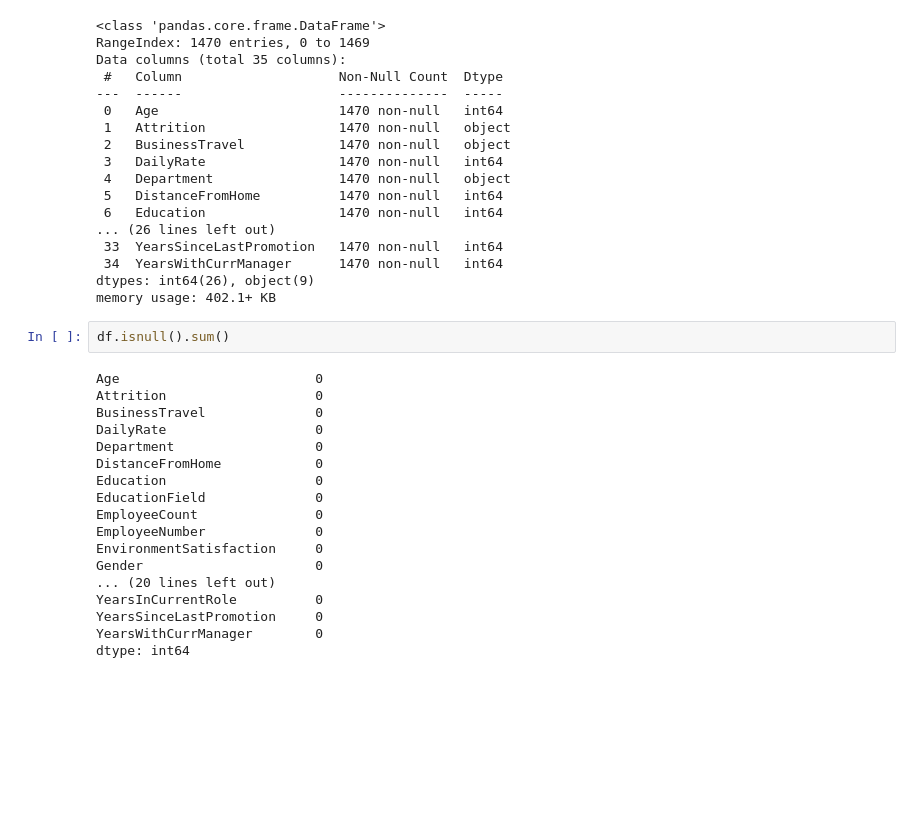
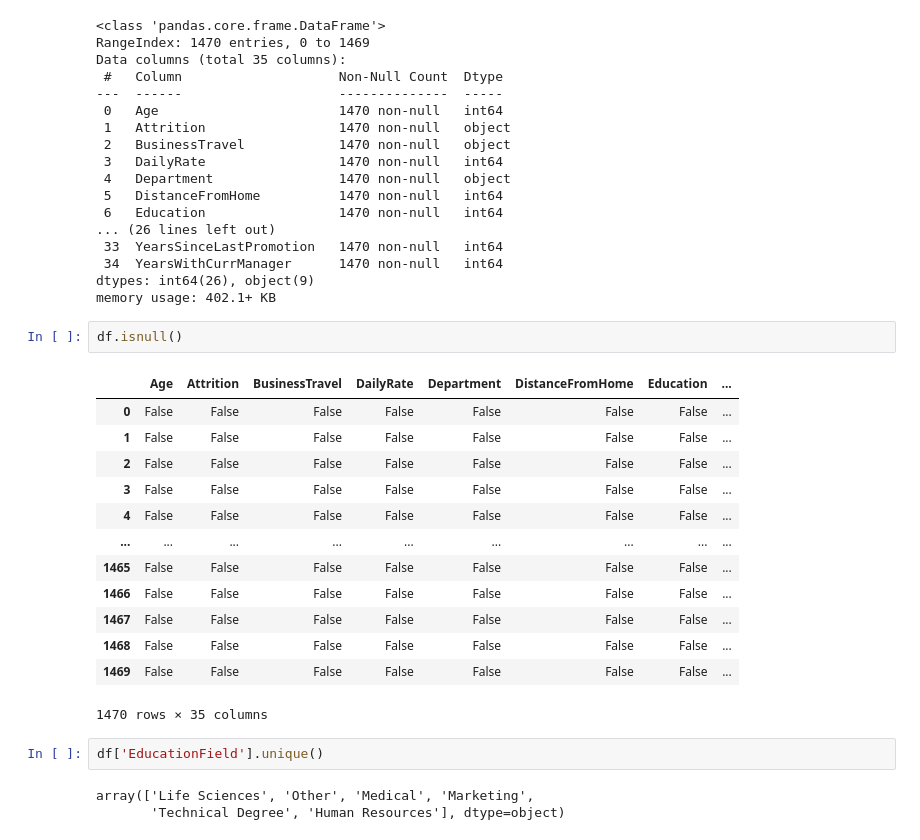
Before and after one commit to scabbartz/emp_attrition, a Jupyter notebook: Employee Attrition Prediction.ipynb, the cells around one changed output. Saved outputs shown, nothing was run; the diff lists cells and outputs as text; blank space fills up the shorter version.

```diff
--- a/Employee Attrition Prediction.ipynb
+++ b/Employee Attrition Prediction.ipynb
@@ -40,22 +40,23 @@ Data columns (total 35 columns):
 dtypes: int64(26), object(9)
 memory usage: 402.1+ KB
 # %%
-df.isnull().sum()
+df.isnull()
 # %% [output]
+|  | Age | Attrition | BusinessTravel | DailyRate | Department | DistanceFromHome | Education | ... |
+| 0 | False | False | False | False | False | False | False | ... |
+| 1 | False | False | False | False | False | False | False | ... |
+| 2 | False | False | False | False | False | False | False | ... |
+| 3 | False | False | False | False | False | False | False | ... |
+| 4 | False | False | False | False | False | False | False | ... |
+| ... | ... | ... | ... | ... | ... | ... | ... | ... |
+| 1465 | False | False | False | False | False | False | False | ... |
+| 1466 | False | False | False | False | False | False | False | ... |
+| 1467 | False | False | False | False | False | False | False | ... |
+| 1468 | False | False | False | False | False | False | False | ... |
+| 1469 | False | False | False | False | False | False | False | ... |
-Age                         0
-Attrition                   0
-BusinessTravel              0
-DailyRate                   0
-Department                  0
-DistanceFromHome            0
-Education                   0
-EducationField              0
-EmployeeCount               0
-EmployeeNumber              0
-EnvironmentSatisfaction     0
-Gender                      0
-... (20 lines left out)
-YearsInCurrentRole          0
-YearsSinceLastPromotion     0
-YearsWithCurrManager        0
-dtype: int64
+1470 rows × 35 columns
+# %%
+df['EducationField'].unique()
+# %% [output]
+array(['Life Sciences', 'Other', 'Medical', 'Marketing',
+       'Technical Degree', 'Human Resources'], dtype=object)
```
